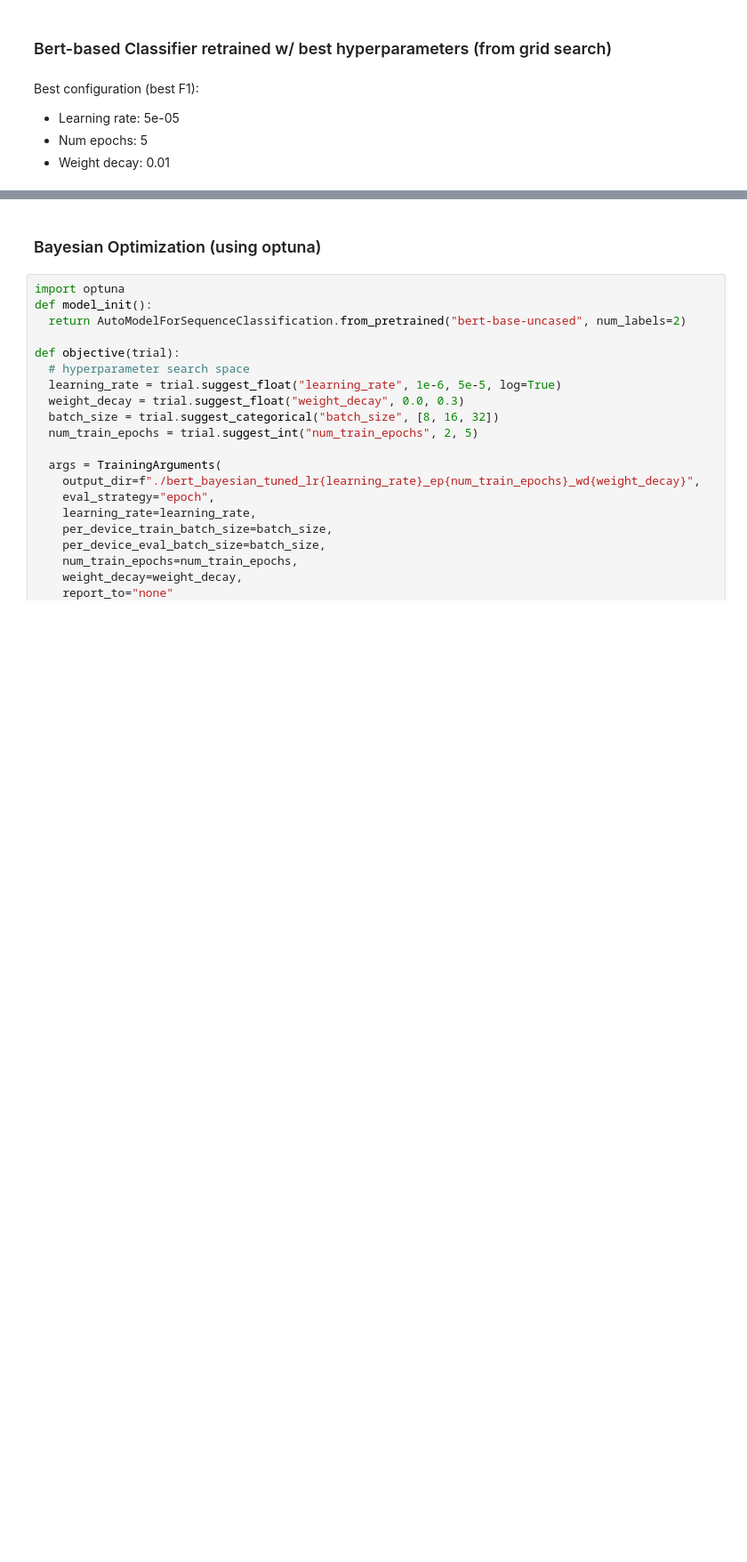
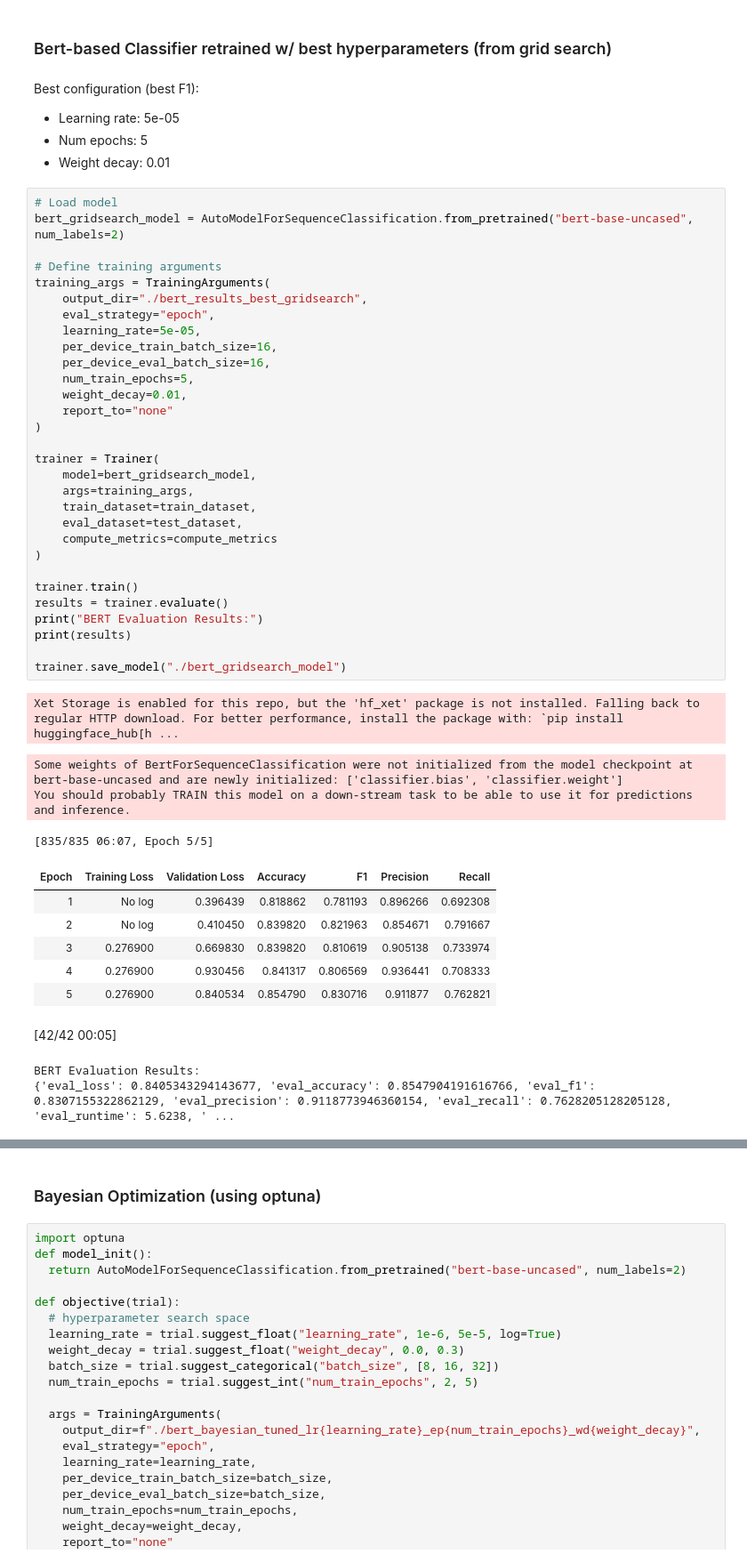
Before and after one commit to VridhiJ/CIS519, a Jupyter notebook: News_Source_Classification.ipynb, the cells around one changed output, grey strips where cells are left out. Shown at 89% size. Cells and saved outputs as stored; diff of their text form; blank space fills up the shorter version.

Commit message:
bert grid search

```diff
--- a/News_Source_Classification.ipynb
+++ b/News_Source_Classification.ipynb
@@ -574,3 +576,47 @@ Best configuration (best F1):
 - Learning rate: 5e-05
 - Num epochs: 5
 - Weight decay: 0.01
+# %%
+# Load model
+bert_gridsearch_model = AutoModelForSequenceClassification.from_pretrained("bert-base-uncased", num_labels=2)
+
+# Define training arguments
+training_args = TrainingArguments(
+    output_dir="./bert_results_best_gridsearch",
+    eval_strategy="epoch",
+    learning_rate=5e-05,
+    per_device_train_batch_size=16,
+    per_device_eval_batch_size=16,
+    num_train_epochs=5,
+    weight_decay=0.01,
+    report_to="none"
+)
+
+trainer = Trainer(
+    model=bert_gridsearch_model,
+    args=training_args,
+    train_dataset=train_dataset,
+    eval_dataset=test_dataset,
+    compute_metrics=compute_metrics
+)
+
+trainer.train()
+results = trainer.evaluate()
+print("BERT Evaluation Results:")
+print(results)
+
+trainer.save_model("./bert_gridsearch_model")
+# %% [output]
+Xet Storage is enabled for this repo, but the 'hf_xet' package is not installed. Falling back to regular HTTP download. For better performance, install the package with: `pip install huggingface_hub[h ...
+Some weights of BertForSequenceClassification were not initialized from the model checkpoint at bert-base-uncased and are newly initialized: ['classifier.bias', 'classifier.weight']
+You should probably TRAIN this model on a down-stream task to be able to use it for predictions and inference.
+[835/835 06:07, Epoch 5/5]
+| Epoch | Training Loss | Validation Loss | Accuracy | F1 | Precision | Recall |
+| 1 | No log | 0.396439 | 0.818862 | 0.781193 | 0.896266 | 0.692308 |
+| 2 | No log | 0.410450 | 0.839820 | 0.821963 | 0.854671 | 0.791667 |
+| 3 | 0.276900 | 0.669830 | 0.839820 | 0.810619 | 0.905138 | 0.733974 |
+| 4 | 0.276900 | 0.930456 | 0.841317 | 0.806569 | 0.936441 | 0.708333 |
+| 5 | 0.276900 | 0.840534 | 0.854790 | 0.830716 | 0.911877 | 0.762821 |
+[42/42 00:05]
+BERT Evaluation Results:
+{'eval_loss': 0.8405343294143677, 'eval_accuracy': 0.8547904191616766, 'eval_f1': 0.8307155322862129, 'eval_precision': 0.9118773946360154, 'eval_recall': 0.7628205128205128, 'eval_runtime': 5.6238, ' ...
```
Also changed, not shown: parts of 4 cells of this notebook.
